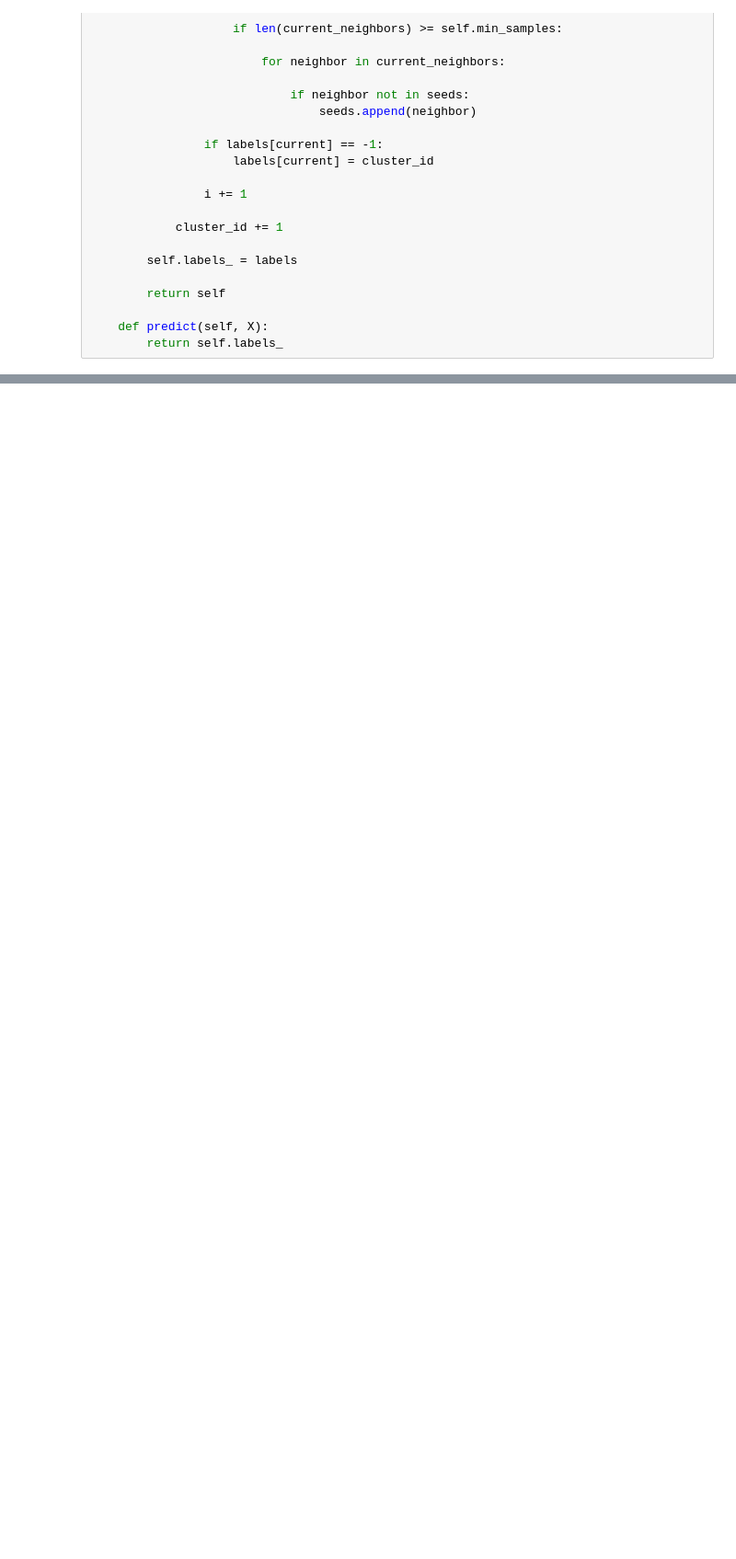
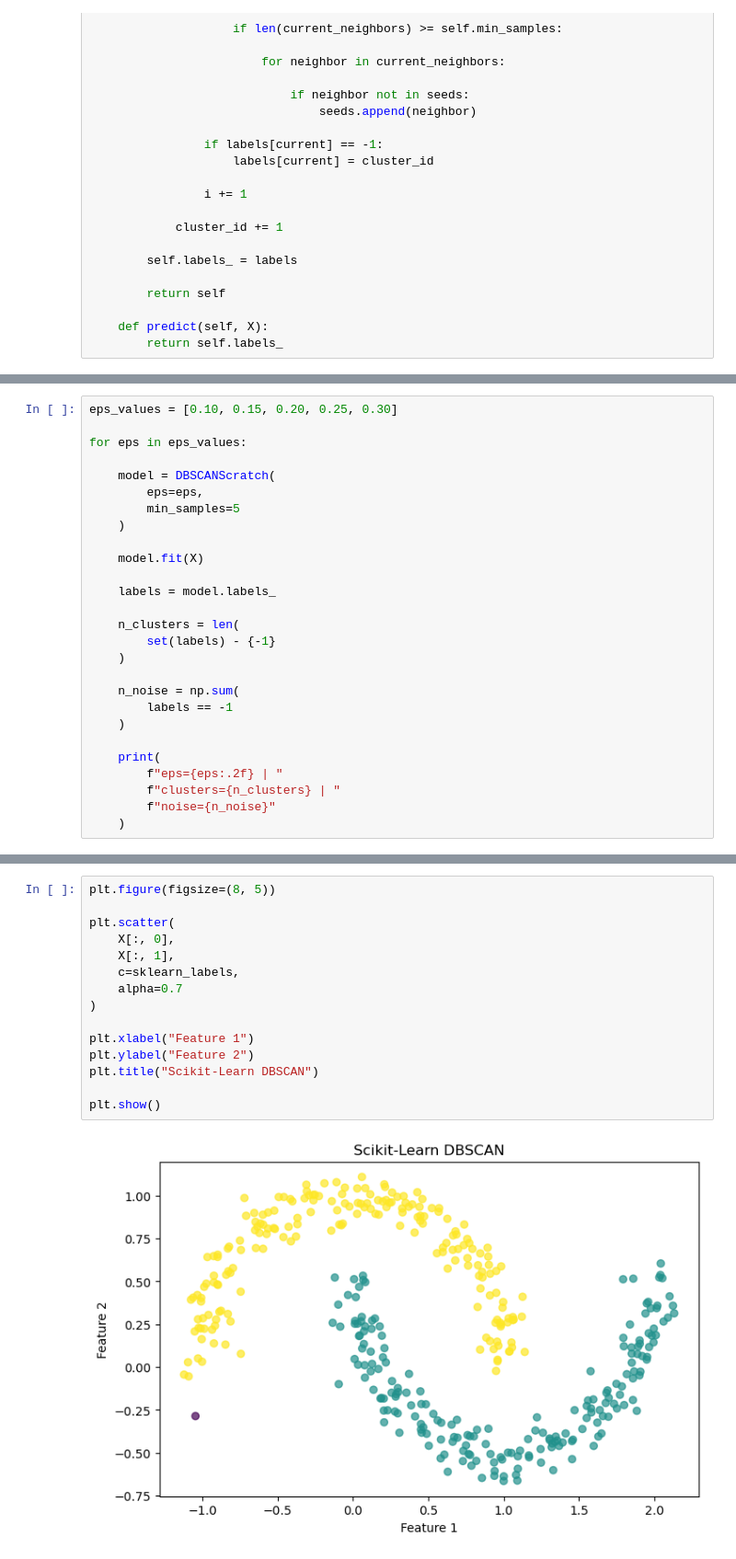
Before and after one commit to AHMAD-ALI5/machine-learning-from-scratch, a Jupyter notebook: machine-learning-from-scratch/Clustering/dbscan.ipynb, the cells around one changed output, grey strips where cells are left out. Shown at 92% size. Cells and saved outputs as stored; diff of their text form; blank space fills up the shorter version.

```diff
--- a/machine-learning-from-scratch/Clustering/dbscan.ipynb
+++ b/machine-learning-from-scratch/Clustering/dbscan.ipynb
@@ -160,0 +193,27 @@ class DBSCANScratch:
+# %%
+eps_values = [0.10, 0.15, 0.20, 0.25, 0.30]
+
+for eps in eps_values:
+
+    model = DBSCANScratch(
+        eps=eps,
+        min_samples=5
+    )
+
+    model.fit(X)
+
+    labels = model.labels_
+
+    n_clusters = len(
+        set(labels) - {-1}
+    )
+
+    n_noise = np.sum(
+        labels == -1
+    )
+
+    print(
+        f"eps={eps:.2f} | "
+        f"clusters={n_clusters} | "
+        f"noise={n_noise}"
+    )
@@ -160,0 +287,17 @@ class DBSCANScratch:
+# %%
+plt.figure(figsize=(8, 5))
+
+plt.scatter(
+    X[:, 0],
+    X[:, 1],
+    c=sklearn_labels,
+    alpha=0.7
+)
+
+plt.xlabel("Feature 1")
+plt.ylabel("Feature 2")
+plt.title("Scikit-Learn DBSCAN")
+
+plt.show()
+# %% [output]
+[figure, added]
```
Also changed, not shown: parts of 7 cells of this notebook.
